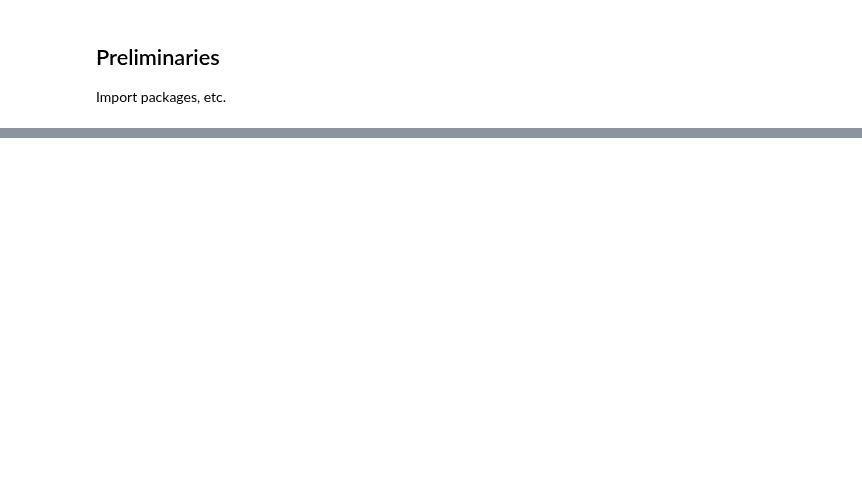
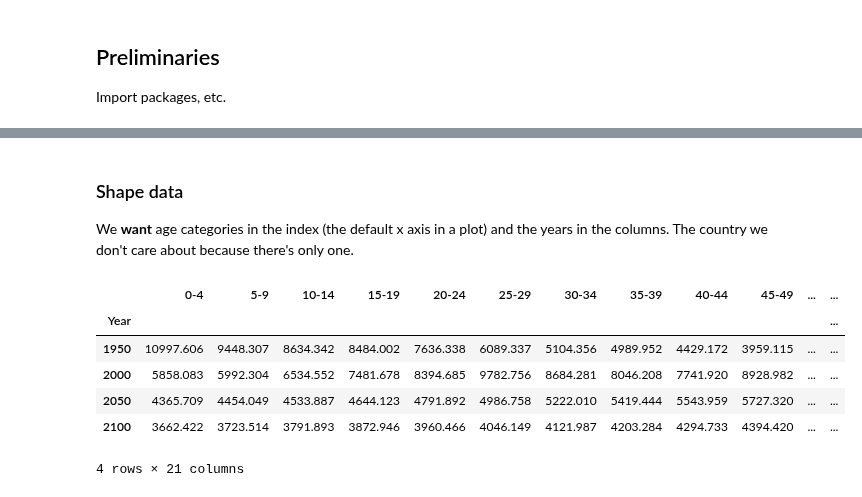
Before and after one commit to DaveBackus/Data_Bootcamp, a Jupyter notebook: Code/IPython/bootcamp_pandas-merge.ipynb, the cells around one changed output, grey strips where cells are left out. Drawn from its saved outputs; the diff is of its cells as text; code cells hidden in the pictures; blank space fills up the shorter version.

```diff
--- a/Code/IPython/bootcamp_pandas-merge.ipynb
+++ b/Code/IPython/bootcamp_pandas-merge.ipynb
@@ -310,0 +241,12 @@ ax.hlines(dbar, xmin, xmax, linewidth=2, linestyle='dashed')
+# %%
+url1 = 'http://esa.un.org/unpd/wpp/DVD/Files/'
+url2 = '1_Indicators%20(Standard)/EXCEL_FILES/1_Population/'
+url3 = 'WPP2015_POP_F07_1_POPULATION_BY_AGE_BOTH_SEXES.XLS'
+url = url1 + url2 + url3
+
+cols = [2, 5] + list(range(6,28))
+est = pd.read_excel(url, sheetname=0, skiprows=16, parse_cols=cols, na_values=['…'])
+prj = pd.read_excel(url, sheetname=1, skiprows=16, parse_cols=cols, na_values=['…'])
+
+print('Dimensions of estimates: ', est.shape)
+print('Dimensions of projections: ', prj.shape)
@@ -310,0 +272,4 @@ ax.hlines(dbar, xmin, xmax, linewidth=2, linestyle='dashed')
+# %%
+# fix top-coding in estimates
+est['80-84'] = est['80-84'].fillna(0.0) + est['80+'].fillna(0.0)
+est = est.drop(['80+'], axis=1)
@@ -310,0 +324,16 @@ ax.hlines(dbar, xmin, xmax, linewidth=2, linestyle='dashed')
+# %% [markdown]
+### Shape data
+
+We **want** age categories in the index (the default x axis in a plot) and the years in the columns.  The country we don't care about because there's only one.
+# %%
+pop = pop.drop('Country', axis=1)
+popi = pop.set_index('Year')
+popi
+# %% [output]
+|  | 0-4 | 5-9 | 10-14 | 15-19 | 20-24 | 25-29 | 30-34 | 35-39 | 40-44 | 45-49 | ... | ... |
+| Year |  |  |  |  |  |  |  |  |  |  |  | ... |
+| 1950 | 10997.606 | 9448.307 | 8634.342 | 8484.002 | 7636.338 | 6089.337 | 5104.356 | 4989.952 | 4429.172 | 3959.115 | ... | ... |
+| 2000 | 5858.083 | 5992.304 | 6534.552 | 7481.678 | 8394.685 | 9782.756 | 8684.281 | 8046.208 | 7741.920 | 8928.982 | ... | ... |
+| 2050 | 4365.709 | 4454.049 | 4533.887 | 4644.123 | 4791.892 | 4986.758 | 5222.010 | 5419.444 | 5543.959 | 5727.320 | ... | ... |
+| 2100 | 3662.422 | 3723.514 | 3791.893 | 3872.946 | 3960.466 | 4046.149 | 4121.987 | 4203.284 | 4294.733 | 4394.420 | ... | ... |
+4 rows × 21 columns
```
Also changed, not shown: parts of 73 cells of this notebook, 2 other files.
